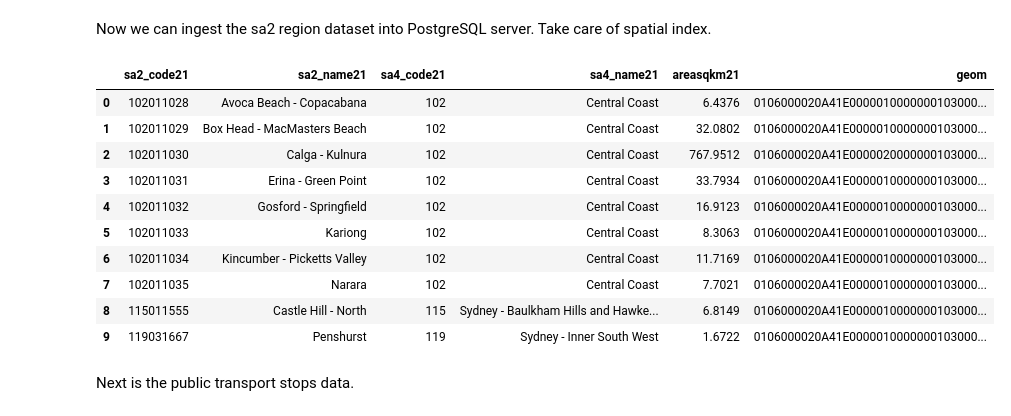
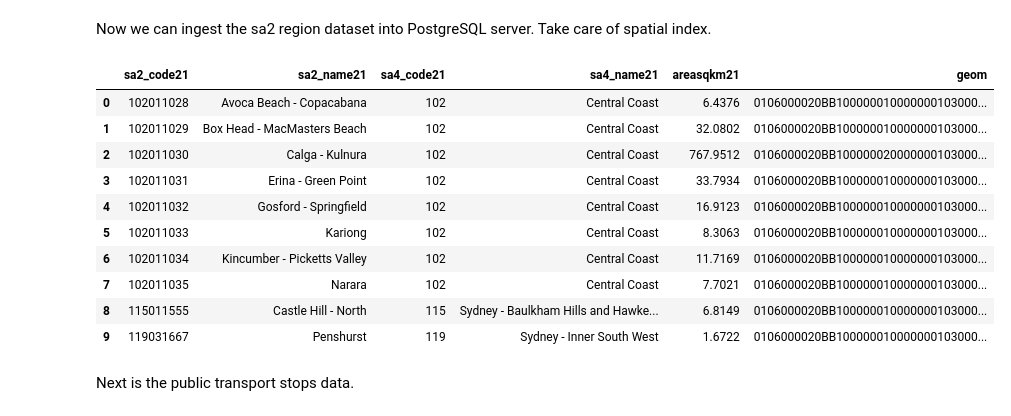
Before and after one commit to th1encan/DATA2001, a Jupyter notebook: DATA2001_assignment.ipynb, the cells around one changed output. Cells and saved outputs as stored; diff of their text form; code cells hidden in the pictures.

```diff
--- a/DATA2001_assignment.ipynb
+++ b/DATA2001_assignment.ipynb
@@ -244,5 +244,5 @@ Next we will transform the polygons whilst conducting the WKT conversion. In thi
 # %%
-srid = 7844
+srid = 4283
 def create_wkt_element(geom, srid):
     if geom.geom_type == 'Polygon':
         geom = MultiPolygon([geom])
@@ -266,31 +266,31 @@ Now we can ingest the sa2 region dataset into PostgreSQL server. Take care of sp
 # %%
 conn.execute(text("""DROP TABLE IF EXISTS sa2_regions;
 CREATE TABLE sa2_regions (
     sa2_code21 INT PRIMARY KEY,
     sa2_name21 VARCHAR(100),
     sa4_code21 INT,
     sa4_name21 VARCHAR(100),
     areasqkm21 NUMERIC,
-    geom GEOMETRY(MULTIPOLYGON,7844)
+    geom GEOMETRY(MULTIPOLYGON,4283)
 );
     CREATE INDEX sa2_regions_geom_ind ON sa2_regions USING GIST (geom)"""
 ))
 
 sa2_regions = sa2_regions[['sa2_code21', 'sa2_name21', 'sa4_code21', 'sa4_name21', 'areasqkm21', 'geom']]
 sa2_regions.to_sql("sa2_regions", conn, if_exists='append', index=False, dtype={'geom': Geometry('MULTIPOLYGON', srid)})
 query(conn, "select * from sa2_regions limit 10")
 # %% [output]
 |  | sa2_code21 | sa2_name21 | sa4_code21 | sa4_name21 | areasqkm21 | geom |
-| 0 | 102011028 | Avoca Beach - Copacabana | 102 | Central Coast | 6.4376 | 0106000020A41E0000010000000103000... |
-| 1 | 102011029 | Box Head - MacMasters Beach | 102 | Central Coast | 32.0802 | 0106000020A41E0000010000000103000... |
-| 2 | 102011030 | Calga - Kulnura | 102 | Central Coast | 767.9512 | 0106000020A41E0000020000000103000... |
-| 3 | 102011031 | Erina - Green Point | 102 | Central Coast | 33.7934 | 0106000020A41E0000010000000103000... |
-| 4 | 102011032 | Gosford - Springfield | 102 | Central Coast | 16.9123 | 0106000020A41E0000010000000103000... |
-| 5 | 102011033 | Kariong | 102 | Central Coast | 8.3063 | 0106000020A41E0000010000000103000... |
-| 6 | 102011034 | Kincumber - Picketts Valley | 102 | Central Coast | 11.7169 | 0106000020A41E0000010000000103000... |
-| 7 | 102011035 | Narara | 102 | Central Coast | 7.7021 | 0106000020A41E0000010000000103000... |
-| 8 | 115011555 | Castle Hill - North | 115 | Sydney - Baulkham Hills and Hawke... | 6.8149 | 0106000020A41E0000010000000103000... |
-| 9 | 119031667 | Penshurst | 119 | Sydney - Inner South West | 1.6722 | 0106000020A41E0000010000000103000... |
+| 0 | 102011028 | Avoca Beach - Copacabana | 102 | Central Coast | 6.4376 | 0106000020BB100000010000000103000... |
+| 1 | 102011029 | Box Head - MacMasters Beach | 102 | Central Coast | 32.0802 | 0106000020BB100000010000000103000... |
+| 2 | 102011030 | Calga - Kulnura | 102 | Central Coast | 767.9512 | 0106000020BB100000020000000103000... |
+| 3 | 102011031 | Erina - Green Point | 102 | Central Coast | 33.7934 | 0106000020BB100000010000000103000... |
+| 4 | 102011032 | Gosford - Springfield | 102 | Central Coast | 16.9123 | 0106000020BB100000010000000103000... |
+| 5 | 102011033 | Kariong | 102 | Central Coast | 8.3063 | 0106000020BB100000010000000103000... |
+| 6 | 102011034 | Kincumber - Picketts Valley | 102 | Central Coast | 11.7169 | 0106000020BB100000010000000103000... |
+| 7 | 102011035 | Narara | 102 | Central Coast | 7.7021 | 0106000020BB100000010000000103000... |
+| 8 | 115011555 | Castle Hill - North | 115 | Sydney - Baulkham Hills and Hawke... | 6.8149 | 0106000020BB100000010000000103000... |
+| 9 | 119031667 | Penshurst | 119 | Sydney - Inner South West | 1.6722 | 0106000020BB100000010000000103000... |
 # %% [markdown]
 Next is the public transport stops data.
 # %%
```
Also changed, not shown: parts of 38 cells of this notebook.
